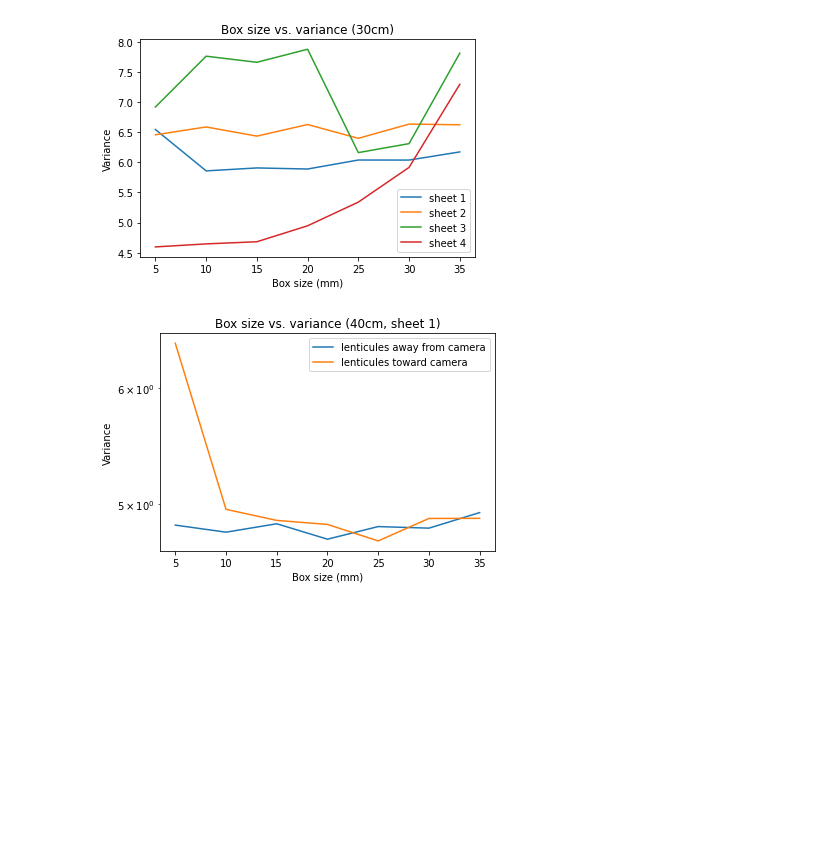
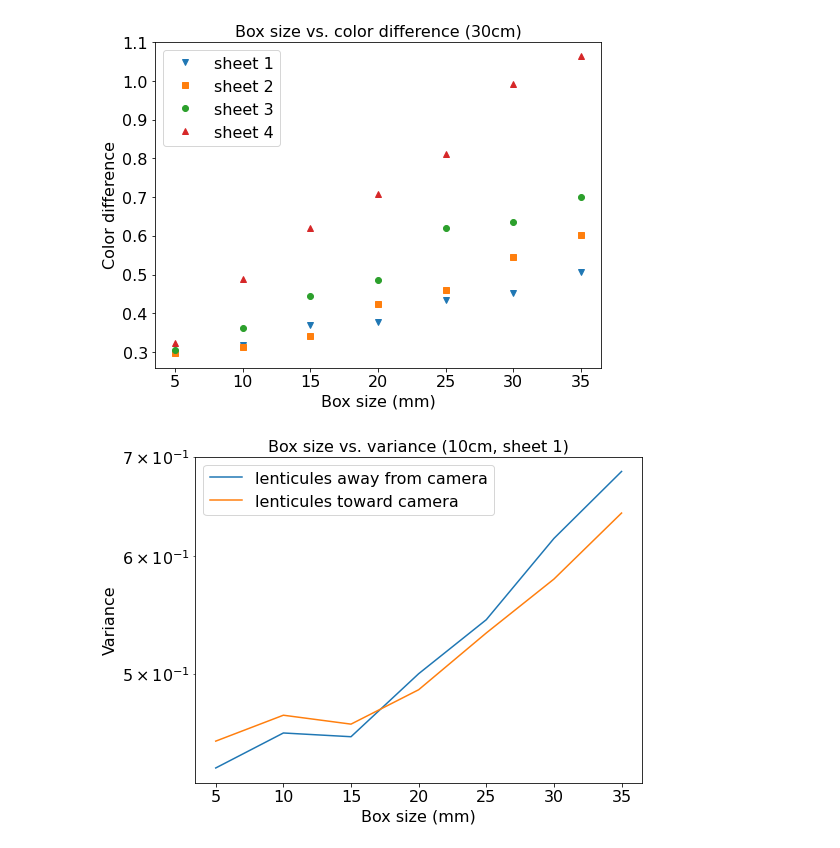
Before and after one commit to MartinRobomaze/IYPT-17-Invisibility, a Jupyter notebook: notebooks/photos_graphs.ipynb, the cells around one changed output. Drawn from its saved outputs; the diff is of its cells as text; code cells hidden in the pictures; blank space fills up the shorter version.

```diff
--- a/notebooks/photos_graphs.ipynb
+++ b/notebooks/photos_graphs.ipynb
@@ -16,7 +16,7 @@ plt.rc('ytick', labelsize=SMALL_SIZE)    # fontsize of the tick labels
 plt.rc('legend', fontsize=SMALL_SIZE)    # legend fontsize
 plt.rc('figure', titlesize=BIGGER_SIZE)  # fontsize of the figure title
 
-plt.rcParams["figure.figsize"] = (8, 6)
+plt.rcParams["figure.figsize"] = (10, 8)
 # %%
 box_sizes = np.arange(5, 36, 5)
 
@@ -24,22 +24,22 @@ data = h5py.File('../data/photos.hdf5')
 # %%
 box_distance = '30cm'
 
-plt.plot(box_sizes, data[box_distance]['1']['tow_camera']['blur'][:], label='sheet 1')
-plt.plot(box_sizes, data[box_distance]['2']['tow_camera']['blur'][:], label='sheet 2')
-plt.plot(box_sizes, data[box_distance]['3']['tow_camera']['blur'][:], label='sheet 3')
-plt.plot(box_sizes, data[box_distance]['4']['tow_camera']['blur'][:], label='sheet 4')
+plt.plot(box_sizes, data[box_distance]['1']['tow_camera']['blur'][:], label='sheet 1', linestyle='None', marker='v')
+plt.plot(box_sizes, data[box_distance]['2']['tow_camera']['blur'][:], label='sheet 2', linestyle='None', marker='s')
+plt.plot(box_sizes, data[box_distance]['3']['tow_camera']['blur'][:], label='sheet 3', linestyle='None', marker='o')
+plt.plot(box_sizes, data[box_distance]['4']['tow_camera']['blur'][:], label='sheet 4', linestyle='None', marker='^')
 
 plt.legend()
 
 
 plt.xlabel('Box size (mm)')
-plt.ylabel('Variance')
-plt.title('Box size vs. variance ({})'.format(box_distance))
-plt.savefig('box_variance_{}.png'.format(box_distance))
+plt.ylabel('Color difference')
+plt.title('Box size vs. color difference ({})'.format(box_distance))
+plt.savefig('box_color_difference_{}.png'.format(box_distance))
 # %% [output]
-[figure, old version]
+[figure, new version]
 # %%
-box_distance = '40cm'
+box_distance = '10cm'
 sheet = '1'
 
 plt.plot(box_sizes, data[box_distance][sheet]['away_camera']['blur'][:], label='lenticules away from camera')
@@ -47,13 +47,13 @@ plt.plot(box_sizes, data[box_distance][sheet]['tow_camera']['blur'][:], label='l
 
 plt.legend()
 
-plt.yscale('log')
+# plt.yscale('log')
 
 plt.xlabel('Box size (mm)')
 plt.ylabel('Variance')
 plt.title('Box size vs. variance ({}, sheet {})'.format(box_distance, sheet))
 plt.savefig('box_variance_{}.png'.format(box_distance))
 # %% [output]
-[figure, old version]
+[figure, new version]
 # %%
 sheets = ['1', '2', '3', '4']
```
Also changed, not shown: parts of 1 cell of this notebook, 7 other files.
